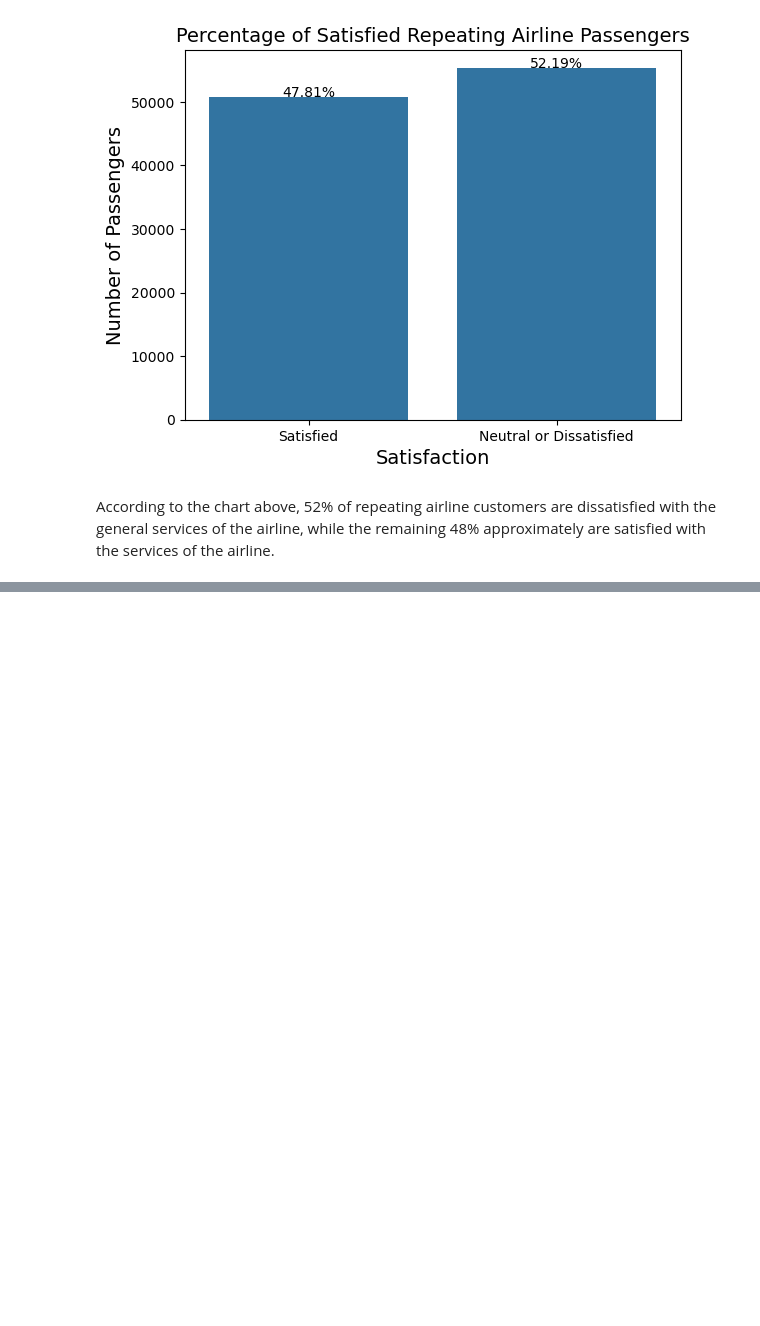
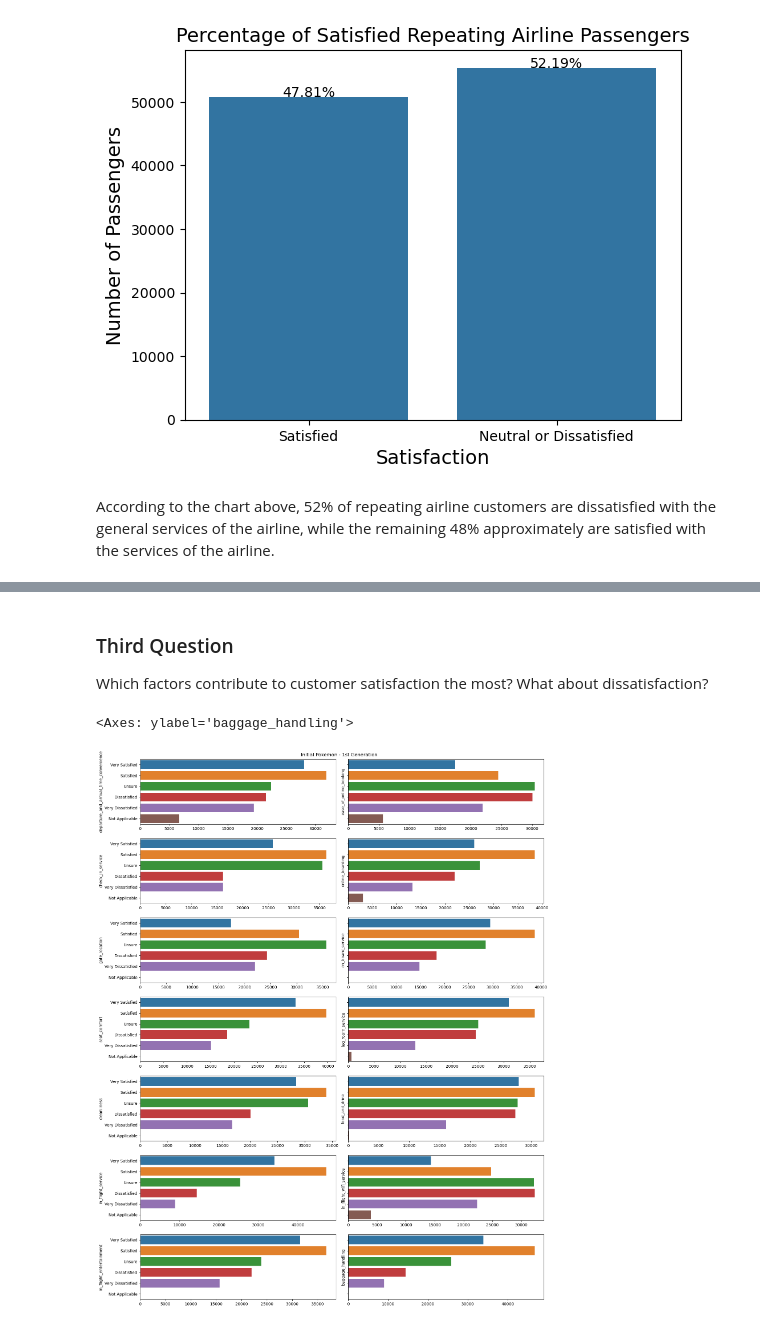
Before and after one commit to CertifiedBashir/Analysis_of_Airline_Passenger_Satisfaction, a Jupyter notebook: Airline Passenger Satisfaction.ipynb, the cells around one changed output, grey strips where cells are left out. Cells and saved outputs as stored; diff of their text form; code cells hidden in the pictures; blank space fills up the shorter version.

Commit message:
Third Question Contd.

```diff
--- a/Airline Passenger Satisfaction.ipynb
+++ b/Airline Passenger Satisfaction.ipynb
@@ -587,0 +519,21 @@ Text(0.5, 1.0, 'squirtle')
+# %% [markdown]
+### Third Question
+Which factors contribute to customer satisfaction the most? What about dissatisfaction?
+# %%
+def value_counts_func(col):
+    return data[col].value_counts()
+# %%
+dat_conv = value_counts_func('departure_and_arrival_time_convenience')
+ease_book = value_counts_func('ease_of_online_booking')
+check_serv = value_counts_func('check_in_service')
+onl_board = value_counts_func('online_boarding')
+gate_loc = value_counts_func('gate_location')
+board_serv = value_counts_func('on_board_service')
+seat_comf = value_counts_func('seat_comfort')
+leg_room_serv = value_counts_func('leg_room_service')
+clean = value_counts_func('cleanliness')
+food_drink = value_counts_func('food_and_drink')
+flight_serv = value_counts_func('in_flight_service')
+wifi_serv = value_counts_func('in_flight_wifi_service')
+entertain = value_counts_func('in_flight_entertainment')
+bag_hand = value_counts_func('baggage_handling')
@@ -587,0 +549,51 @@ Text(0.5, 1.0, 'squirtle')
+# %%
+fig, axes = plt.subplots(7, 2, figsize=(15, 20), sharey=True)
+fig.suptitle('Initial Pokemon - 1st Generation')
+fig.tight_layout(pad=1.5)
+
+order = ['Very Satisfied', 'Satisfied', 'Unsure', 'Dissatisfied', 'Very Dissatisfied', 'Not Applicable']
+
+# departure_and_arrival_time_convenience
+sns.barplot(ax=axes[0,0], y=dat_conv.index, x=dat_conv.values, order = order)
+
+# ease_of_online_booking
+sns.barplot(ax=axes[0,1], y=ease_book.index, x=ease_book.values, order = order)
+
+# check_in_service
+sns.barplot(ax=axes[1,0], y=check_serv.index, x=check_serv.values, order = order)
+
+# online_boarding
+sns.barplot(ax=axes[1,1], y=onl_board.index, x=onl_board.values, order = order)
+
+# gate_location
+sns.barplot(ax=axes[2,0], y=gate_loc.index, x=gate_loc.values, order = order)
+
+# on_board_service
+sns.barplot(ax=axes[2,1], y=board_serv.index, x=board_serv.values, order = order)
+
+# seat_comfort
+sns.barplot(ax=axes[3,0], y=seat_comf.index, x=seat_comf.values, order = order)
+
+# leg_room_service
+sns.barplot(ax=axes[3,1], y=leg_room_serv.index, x=leg_room_serv.values, order = order)
+
+# cleanliness
+sns.barplot(ax=axes[4,0], y=clean.index, x=clean.values, order = order)
+
+# food_and_drink
+sns.barplot(ax=axes[4,1], y=food_drink.index, x=food_drink.values, order = order)
+
+# in_flight_service
+sns.barplot(ax=axes[5,0], y=flight_serv.index, x=flight_serv.values, order = order)
+
+# in_flight_wifi_service
+sns.barplot(ax=axes[5,1], y=wifi_serv.index, x=wifi_serv.values, order = order)
+
+# in_flight_entertainment
+sns.barplot(ax=axes[6,0], y=entertain.index, x=entertain.values, order = order)
+
+# baggage_handling
+sns.barplot(ax=axes[6,1], y=bag_hand.index, x=bag_hand.values, order = order)
+# %% [output]
+<Axes: ylabel='baggage_handling'>
+[figure, added]
```
Also changed, not shown: parts of 7 cells of this notebook.
